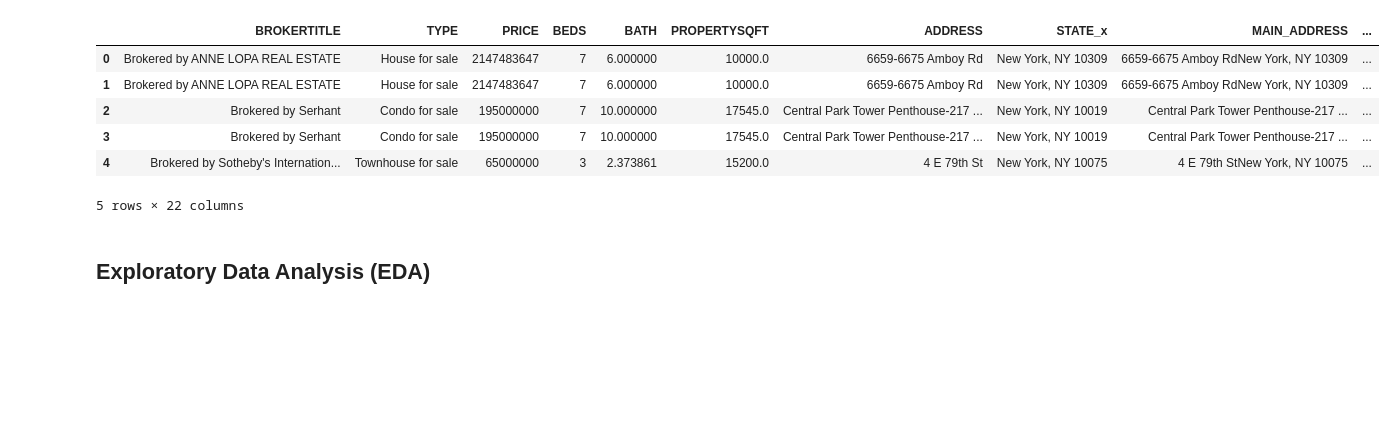
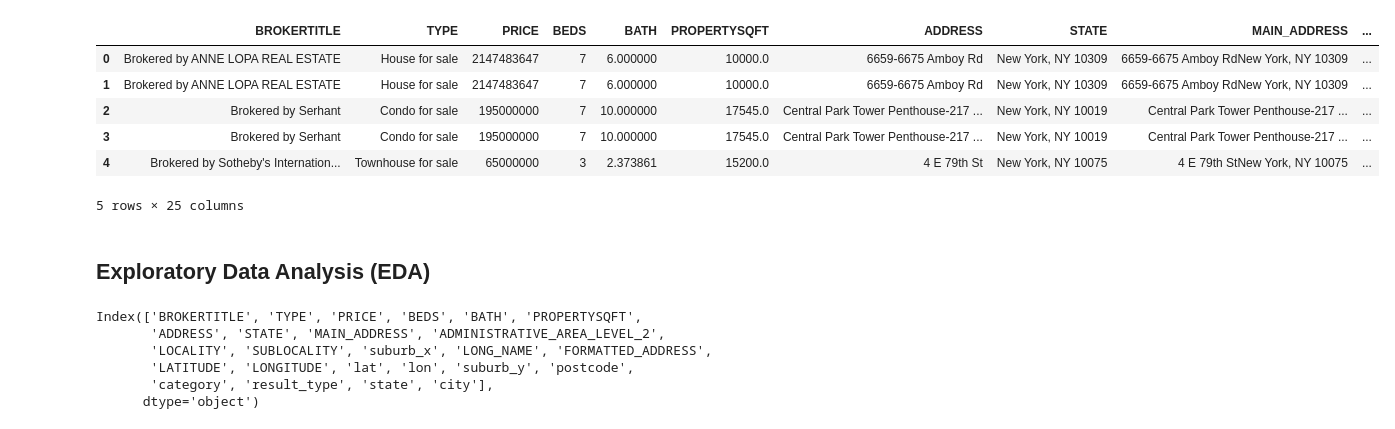
Before and after one commit to avineets87/housing-price-analysis, a Jupyter notebook: data_visualization.ipynb, the cells around one changed output. Cells and saved outputs as stored; diff of their text form; code cells hidden in the pictures; blank space fills up the shorter version.

```diff
--- a/data_visualization.ipynb
+++ b/data_visualization.ipynb
@@ -5,21 +5,30 @@ import numpy as np
 # %%
 #read and display data
 df1 =pd.read_csv("resources/NY-House-Dataset_suburb.csv")
-df2 = pd.read_csv('resources/housing_geocode_extraction.csv')
+df2 = pd.read_csv('resources/housing_additional_data_file.csv')
 df1.drop_duplicates()
 df2.drop_duplicates()
-data = pd.merge(df1, df2, left_on=['LATITUDE', 'LONGITUDE'], right_on=['LATITUDE', 'LONGITUDE'], how='inner')
+data = pd.merge(df1, df2, left_on=['LATITUDE', 'LONGITUDE'], right_on=['lat', 'lon'], how='inner')
 data.head()
 # %% [output]
-|  | BROKERTITLE | TYPE | PRICE | BEDS | BATH | PROPERTYSQFT | ADDRESS | STATE_x | MAIN_ADDRESS | ... |
+|  | BROKERTITLE | TYPE | PRICE | BEDS | BATH | PROPERTYSQFT | ADDRESS | STATE | MAIN_ADDRESS | ... |
 | 0 | Brokered by ANNE LOPA REAL ESTATE | House for sale | 2147483647 | 7 | 6.000000 | 10000.0 | 6659-6675 Amboy Rd | New York, NY 10309 | 6659-6675 Amboy RdNew York, NY 10309 | ... |
 | 1 | Brokered by ANNE LOPA REAL ESTATE | House for sale | 2147483647 | 7 | 6.000000 | 10000.0 | 6659-6675 Amboy Rd | New York, NY 10309 | 6659-6675 Amboy RdNew York, NY 10309 | ... |
 | 2 | Brokered by Serhant | Condo for sale | 195000000 | 7 | 10.000000 | 17545.0 | Central Park Tower Penthouse-217 ... | New York, NY 10019 | Central Park Tower Penthouse-217 ... | ... |
 | 3 | Brokered by Serhant | Condo for sale | 195000000 | 7 | 10.000000 | 17545.0 | Central Park Tower Penthouse-217 ... | New York, NY 10019 | Central Park Tower Penthouse-217 ... | ... |
 | 4 | Brokered by Sotheby's Internation... | Townhouse for sale | 65000000 | 3 | 2.373861 | 15200.0 | 4 E 79th St | New York, NY 10075 | 4 E 79th StNew York, NY 10075 | ... |
-5 rows × 22 columns
+5 rows × 25 columns
 # %% [markdown]
 ## Exploratory Data Analysis (EDA)
+# %%
+data.columns
+# %% [output]
+Index(['BROKERTITLE', 'TYPE', 'PRICE', 'BEDS', 'BATH', 'PROPERTYSQFT',
+       'ADDRESS', 'STATE', 'MAIN_ADDRESS', 'ADMINISTRATIVE_AREA_LEVEL_2',
+       'LOCALITY', 'SUBLOCALITY', 'suburb_x', 'LONG_NAME', 'FORMATTED_ADDRESS',
+       'LATITUDE', 'LONGITUDE', 'lat', 'lon', 'suburb_y', 'postcode',
+       'category', 'result_type', 'state', 'city'],
+      dtype='object')
 # %%
 data.describe()
 # %% [output]
```
Also changed, not shown: parts of 9 cells of this notebook.
